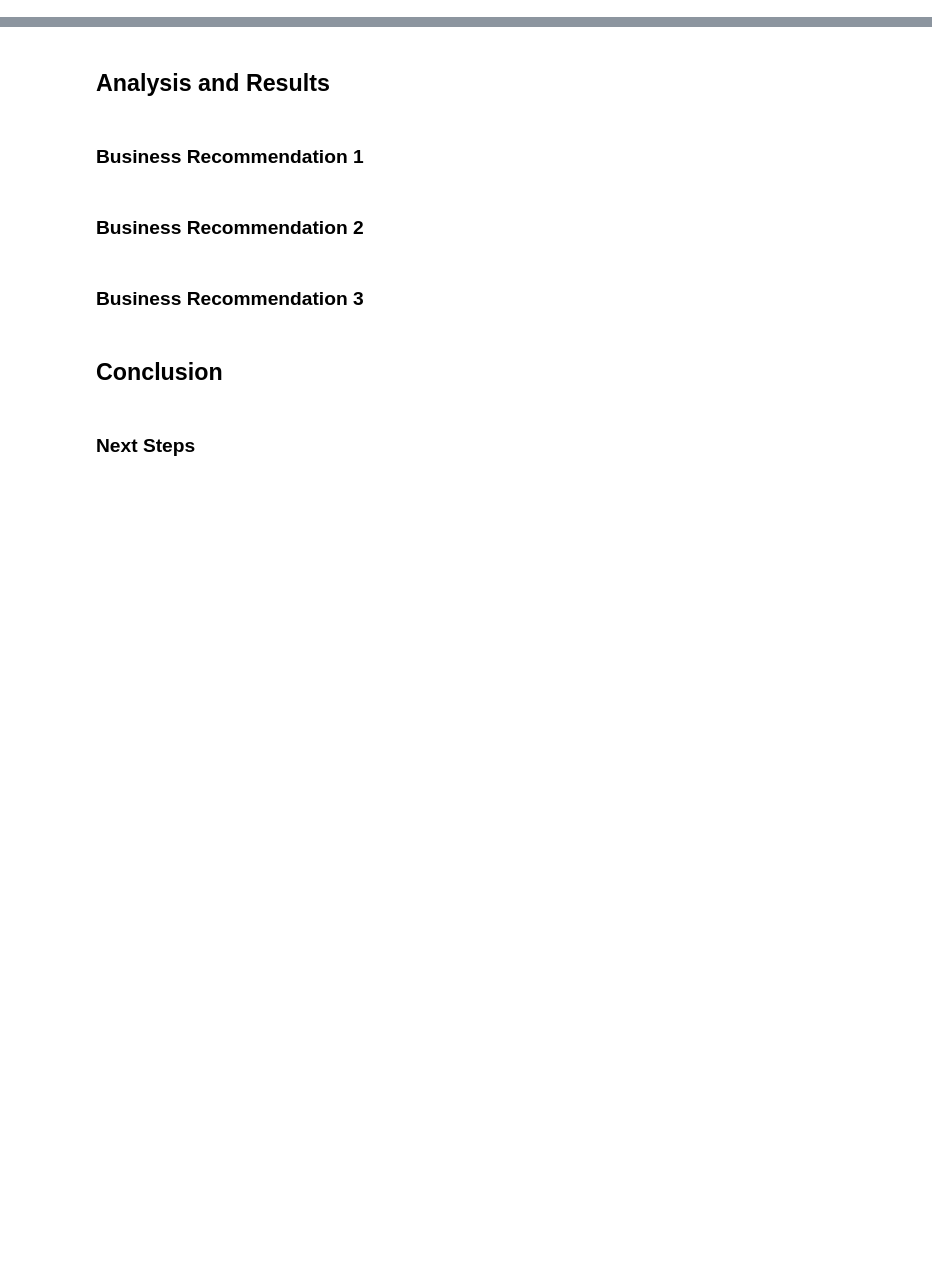
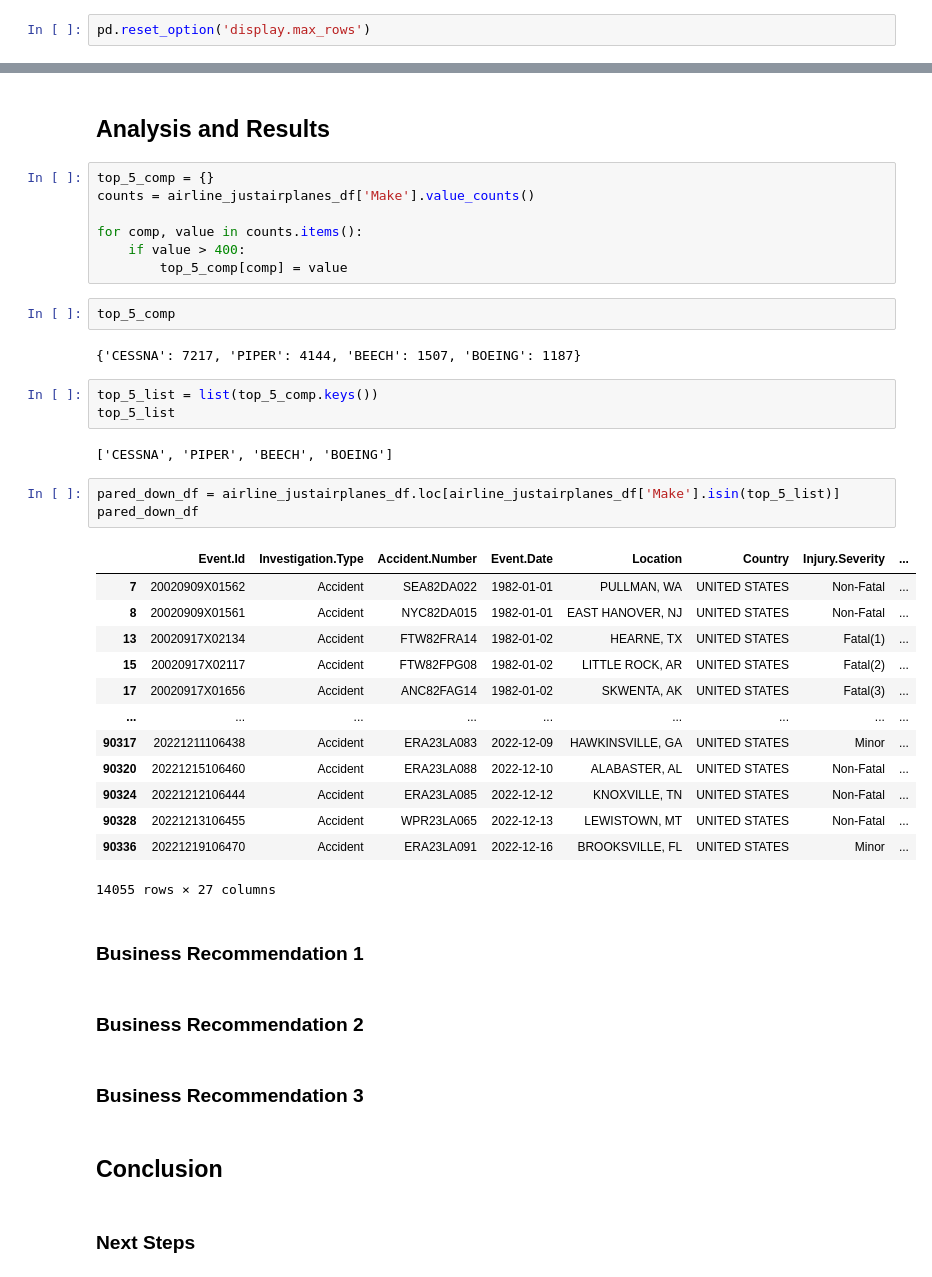
Before and after one commit to falloutb1tch/AvionicSafetyReport, a Jupyter notebook: Final.ipynb, the cells around one changed output, grey strips where cells are left out. Cells and saved outputs as stored; diff of their text form; blank space fills up the shorter version.

```diff
--- a/Final.ipynb
+++ b/Final.ipynb
@@ -186,4 +186,6 @@ HYDER, AK                      1
 Name: Location, Length: 27758, dtype: int64
+# %%
+pd.reset_option('display.max_rows')
 # %%
 airline_df['Location'] = airline_df['Location'].str.upper()
 # %%
@@ -410,5 +422,38 @@ In the above code, we've created a second dataframe with only the entries (crash
 # %% [markdown]
 ## Analysis and Results
+# %%
+top_5_comp = {}
+counts = airline_justairplanes_df['Make'].value_counts()
+
+for comp, value in counts.items():
+    if value > 400:
+        top_5_comp[comp] = value
+# %%
+top_5_comp
+# %% [output]
+{'CESSNA': 7217, 'PIPER': 4144, 'BEECH': 1507, 'BOEING': 1187}
+# %%
+top_5_list = list(top_5_comp.keys())
+top_5_list
+# %% [output]
+['CESSNA', 'PIPER', 'BEECH', 'BOEING']
+# %%
+pared_down_df = airline_justairplanes_df.loc[airline_justairplanes_df['Make'].isin(top_5_list)]
+pared_down_df
+# %% [output]
+|  | Event.Id | Investigation.Type | Accident.Number | Event.Date | Location | Country | Injury.Severity | ... |
+| 7 | 20020909X01562 | Accident | SEA82DA022 | 1982-01-01 | PULLMAN, WA | UNITED STATES | Non-Fatal | ... |
+| 8 | 20020909X01561 | Accident | NYC82DA015 | 1982-01-01 | EAST HANOVER, NJ | UNITED STATES | Non-Fatal | ... |
+| 13 | 20020917X02134 | Accident | FTW82FRA14 | 1982-01-02 | HEARNE, TX | UNITED STATES | Fatal(1) | ... |
+| 15 | 20020917X02117 | Accident | FTW82FPG08 | 1982-01-02 | LITTLE ROCK, AR | UNITED STATES | Fatal(2) | ... |
+| 17 | 20020917X01656 | Accident | ANC82FAG14 | 1982-01-02 | SKWENTA, AK | UNITED STATES | Fatal(3) | ... |
+| ... | ... | ... | ... | ... | ... | ... | ... | ... |
+| 90317 | 20221211106438 | Accident | ERA23LA083 | 2022-12-09 | HAWKINSVILLE, GA | UNITED STATES | Minor | ... |
+| 90320 | 20221215106460 | Accident | ERA23LA088 | 2022-12-10 | ALABASTER, AL | UNITED STATES | Non-Fatal | ... |
+| 90324 | 20221212106444 | Accident | ERA23LA085 | 2022-12-12 | KNOXVILLE, TN | UNITED STATES | Non-Fatal | ... |
+| 90328 | 20221213106455 | Accident | WPR23LA065 | 2022-12-13 | LEWISTOWN, MT | UNITED STATES | Non-Fatal | ... |
+| 90336 | 20221219106470 | Accident | ERA23LA091 | 2022-12-16 | BROOKSVILLE, FL | UNITED STATES | Minor | ... |
+14055 rows × 27 columns
 # %% [markdown]
 ### Business Recommendation 1
 # %% [markdown]
```
Also changed, not shown: parts of 10 cells of this notebook.
